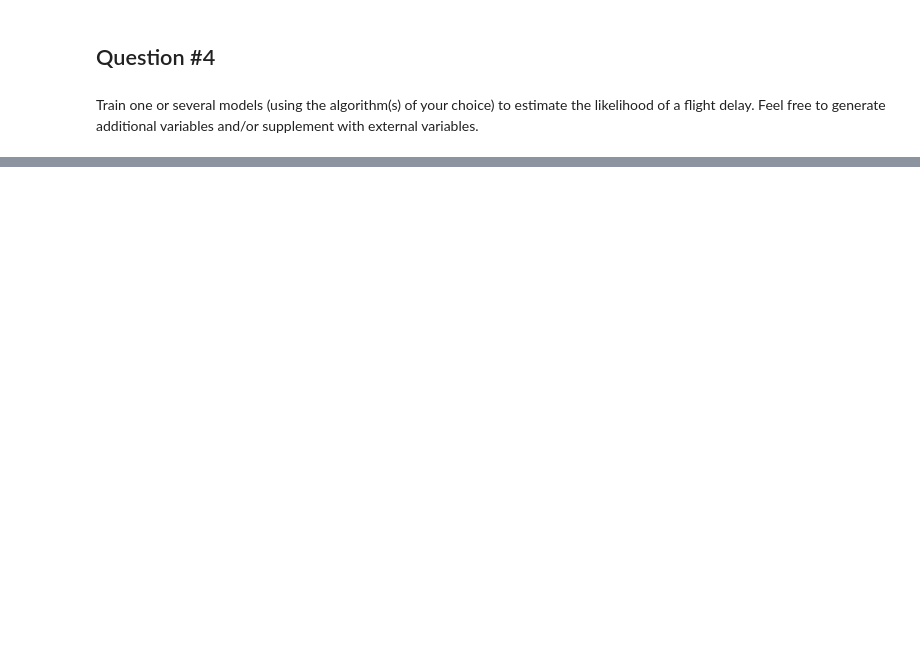
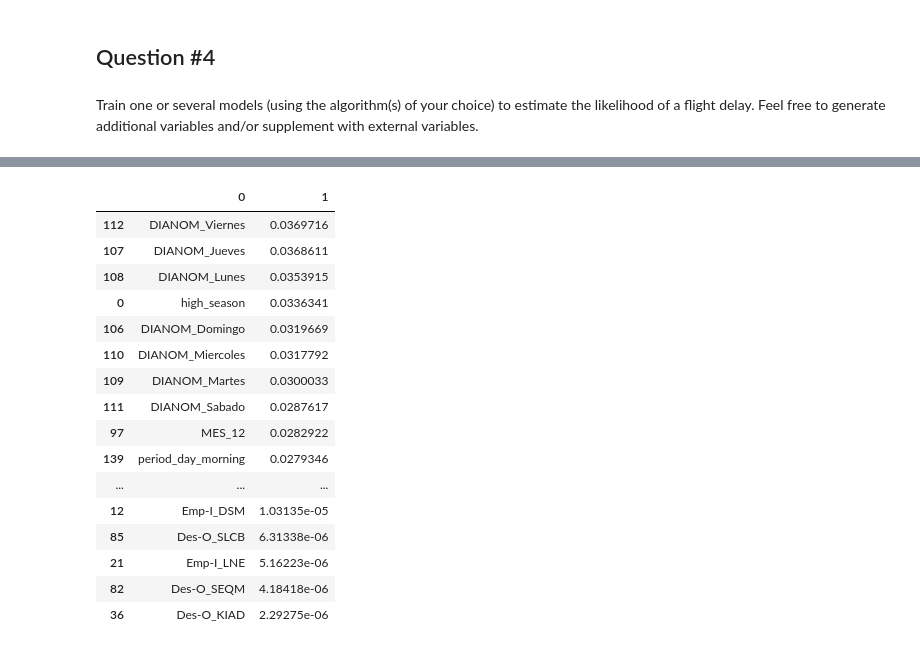
Before and after one commit to almendradelmoral/Challenge-Data-Scientist-Almendra-del-Moral, a Jupyter notebook: solution.ipynb, the cells around one changed output, grey strips where cells are left out. Drawn from its saved outputs; the diff is of its cells as text; code cells hidden in the pictures; blank space fills up the shorter version.

```diff
--- a/solution.ipynb
+++ b/solution.ipynb
@@ -105,20 +105,20 @@ Generate the following additional columns. Please export them to a CSV file name
 # %%
 # 2. Generate additional columns
 # Create min_diff column
-min_diff = []
-for i in range(len(df)):
-    fecha_i = datetime.strptime(df.iloc[i]['Fecha-I'], '%Y-%m-%d %H:%M:%S')
-    fecha_o = datetime.strptime(df.iloc[i]['Fecha-O'], '%Y-%m-%d %H:%M:%S')
+def get_min_diff(row):
+    fecha_i = datetime.strptime(row['Fecha-I'], '%Y-%m-%d %H:%M:%S')
+    fecha_o = datetime.strptime(row['Fecha-O'], '%Y-%m-%d %H:%M:%S')
     if fecha_o < fecha_i:
         fecha_o += timedelta(days=1)
         diff =  fecha_i - fecha_o
-        min_diff.append(- diff.seconds//60)
+        min_diff = -diff.seconds//60
     else:
         fecha_o += timedelta(days=1)
         diff =  fecha_o - fecha_i
-        min_diff.append(diff.seconds//60)
+        min_diff = diff.seconds//60
+    return min_diff
 
-df['min_diff'] = min_diff
+df['min_diff'] = df.apply(lambda row: get_min_diff(row), axis=1)
 
 # Create delay_15 column
 df['delay_15'] = (df['min_diff'] > 15).astype(int)
@@ -313,10 +338,14 @@ from sklearn.linear_model import LogisticRegression
 from sklearn.ensemble import RandomForestClassifier
 from sklearn.metrics import accuracy_score, precision_score, recall_score, f1_score
 
+# New variables
+# ....
+
 # Define features and target variable
-#df = df.drop(['Fecha-I', 'Fecha-O'], axis=1)
-#string_columns = df.select_dtypes(include='object').columns
-#df = pd.get_dummies(df, columns=string_columns)
+df = df.drop(['Fecha-I', 'Fecha-O', 'Vlo-I', 'Vlo-O', 'DIA', 'Ori-I', 'Ori-O', 'SIGLAORI', 'SIGLADES', 'Des-I', 'Emp-O', 'AÑO'], axis=1)
+df['MES'] = df['MES'].astype(str)
+string_columns = df.select_dtypes(include='object').columns
+df = pd.get_dummies(df, columns=string_columns)
 
 # Split the dataset into X (features) and y (target variable)
 X = df.drop(['delay_15', 'min_diff'], axis=1)
@@ -330,9 +359,6 @@ X_resampled, y_resampled = smote.fit_resample(X.values, y.ravel())
 # Split the data into training and testing sets
 X_train, X_test, y_train, y_test = train_test_split(X_resampled, y_resampled, test_size=0.2, random_state=42)
 
-
-# Split into train and test sets
-#X_train, X_test, y_train, y_test = train_test_split(X, y, test_size=0.2, random_state=42)
 
 # Standardize features
 scaler = StandardScaler()
@@ -426,0 +449,21 @@ Matplotlib created a temporary config/cache directory at /tmp/matplotlib-rguc5fu
+# %%
+pd.set_option('max_row', None)
+pd.DataFrame([X.columns,rf_model.feature_importances_]).T.sort_values(by=1, ascending=False)
+# %% [output]
+|  | 0 | 1 |
+| 112 | DIANOM_Viernes | 0.0369716 |
+| 107 | DIANOM_Jueves | 0.0368611 |
+| 108 | DIANOM_Lunes | 0.0353915 |
+| 0 | high_season | 0.0336341 |
+| 106 | DIANOM_Domingo | 0.0319669 |
+| 110 | DIANOM_Miercoles | 0.0317792 |
+| 109 | DIANOM_Martes | 0.0300033 |
+| 111 | DIANOM_Sabado | 0.0287617 |
+| 97 | MES_12 | 0.0282922 |
+| 139 | period_day_morning | 0.0279346 |
+| ... | ... | ... |
+| 12 | Emp-I_DSM | 1.03135e-05 |
+| 85 | Des-O_SLCB | 6.31338e-06 |
+| 21 | Emp-I_LNE | 5.16223e-06 |
+| 82 | Des-O_SEQM | 4.18418e-06 |
+| 36 | Des-O_KIAD | 2.29275e-06 |
```
Also changed, not shown: parts of 8 cells of this notebook.
